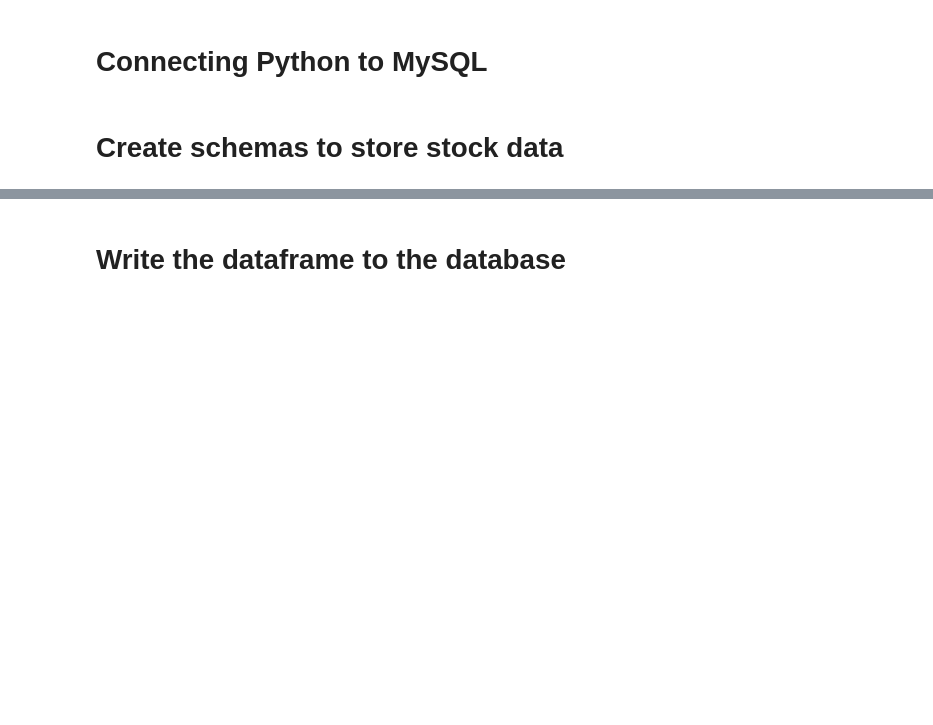
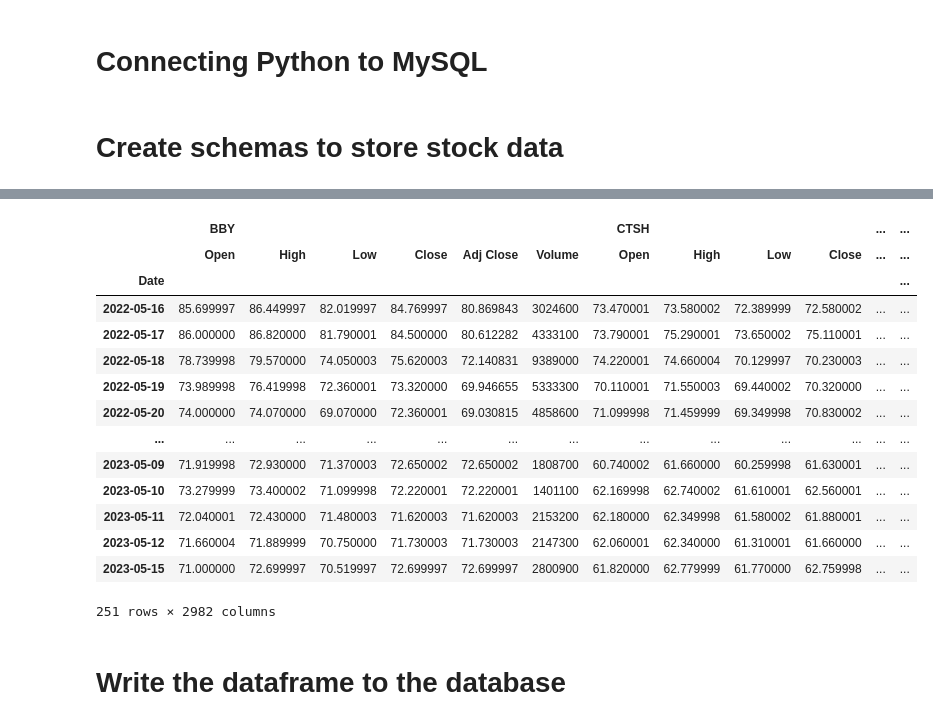
Before and after one commit to DevPitta/data_analysis, a Jupyter notebook: stock_comparison/stock_comp.ipynb, the cells around one changed output, grey strips where cells are left out. Drawn from its saved outputs; the diff is of its cells as text; code cells hidden in the pictures; blank space fills up the shorter version.

```diff
--- a/stock_comparison/stock_comp.ipynb
+++ b/stock_comparison/stock_comp.ipynb
@@ -46,4 +71,3 @@ for country in countries:
 # %%
 # Drop null values and convert the Stock column to a list
-bovespa_tickers = bovespa['Stock'].dropna().to_list()
-nasdaq_tickers = nasdaq['Stock'].dropna().to_list()
+sp_500_tickers = sp_500['Stock Symbol'].dropna().to_list()
@@ -50,4 +94,3 @@ nasdaq_tickers = nasdaq['Stock'].dropna().to_list()
 # %%
 # Drop values that start with '(' from the list
-nasdaq_tickers = [x for x in nasdaq_tickers if not x.startswith('(')]
-bovespa_tickers = [x for x in bovespa_tickers if not x.startswith('(')]
+sp_500_tickers = [x for x in sp_500_tickers if not x.startswith('(')]
@@ -92,0 +127,8 @@ nasdaq_tickers_info.drop(columns='companyOfficers', inplace=True)
+# %%
+# Transform the tickers list into a string
+sp_500_tickers_str = ' '.join(sp_500_tickers)
+# %%
+sp_500_tickers_history = pd.DataFrame()
+
+info = yf.download(sp_500_tickers_str, period='1y', group_by='tickers')
+sp_500_tickers_history = sp_500_tickers_history.append(info)
@@ -93,2 +153,20 @@ nasdaq_tickers_info.drop(columns='companyOfficers', inplace=True)
+# %%
+sp_500_tickers_history
+# %% [output]
+|  | BBY |  |  |  |  |  | CTSH |  |  |  | ... | ... |
+|  | Open | High | Low | Close | Adj Close | Volume | Open | High | Low | Close | ... | ... |
+| Date |  |  |  |  |  |  |  |  |  |  |  | ... |
+| 2022-05-16 | 85.699997 | 86.449997 | 82.019997 | 84.769997 | 80.869843 | 3024600 | 73.470001 | 73.580002 | 72.389999 | 72.580002 | ... | ... |
+| 2022-05-17 | 86.000000 | 86.820000 | 81.790001 | 84.500000 | 80.612282 | 4333100 | 73.790001 | 75.290001 | 73.650002 | 75.110001 | ... | ... |
+| 2022-05-18 | 78.739998 | 79.570000 | 74.050003 | 75.620003 | 72.140831 | 9389000 | 74.220001 | 74.660004 | 70.129997 | 70.230003 | ... | ... |
+| 2022-05-19 | 73.989998 | 76.419998 | 72.360001 | 73.320000 | 69.946655 | 5333300 | 70.110001 | 71.550003 | 69.440002 | 70.320000 | ... | ... |
+| 2022-05-20 | 74.000000 | 74.070000 | 69.070000 | 72.360001 | 69.030815 | 4858600 | 71.099998 | 71.459999 | 69.349998 | 70.830002 | ... | ... |
+| ... | ... | ... | ... | ... | ... | ... | ... | ... | ... | ... | ... | ... |
+| 2023-05-09 | 71.919998 | 72.930000 | 71.370003 | 72.650002 | 72.650002 | 1808700 | 60.740002 | 61.660000 | 60.259998 | 61.630001 | ... | ... |
+| 2023-05-10 | 73.279999 | 73.400002 | 71.099998 | 72.220001 | 72.220001 | 1401100 | 62.169998 | 62.740002 | 61.610001 | 62.560001 | ... | ... |
+| 2023-05-11 | 72.040001 | 72.430000 | 71.480003 | 71.620003 | 71.620003 | 2153200 | 62.180000 | 62.349998 | 61.580002 | 61.880001 | ... | ... |
+| 2023-05-12 | 71.660004 | 71.889999 | 70.750000 | 71.730003 | 71.730003 | 2147300 | 62.060001 | 62.340000 | 61.310001 | 61.660000 | ... | ... |
+| 2023-05-15 | 71.000000 | 72.699997 | 70.519997 | 72.699997 | 72.699997 | 2800900 | 61.820000 | 62.779999 | 61.770000 | 62.759998 | ... | ... |
+251 rows × 2982 columns
 # %% [markdown]
 # Write the dataframe to the database
```
Also changed, not shown: parts of 19 cells of this notebook, 4 other files.
